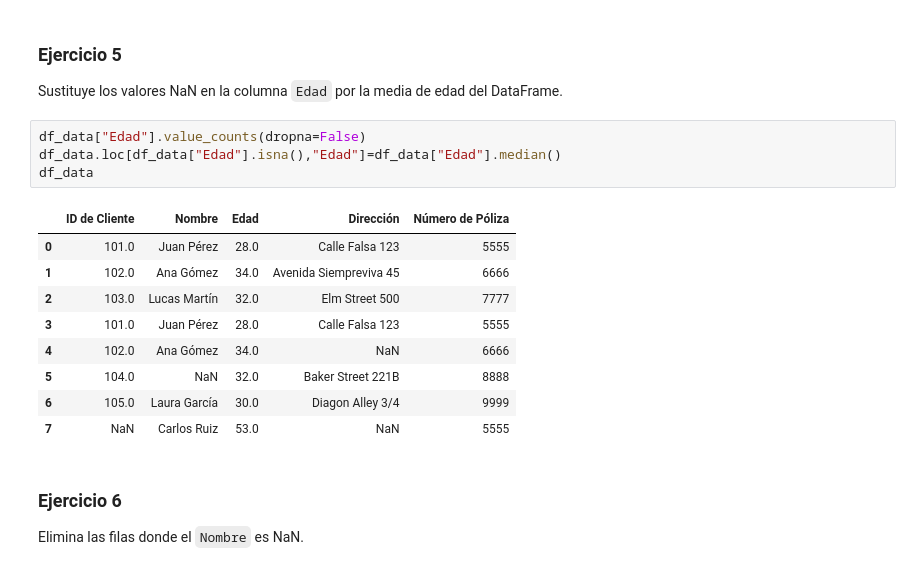
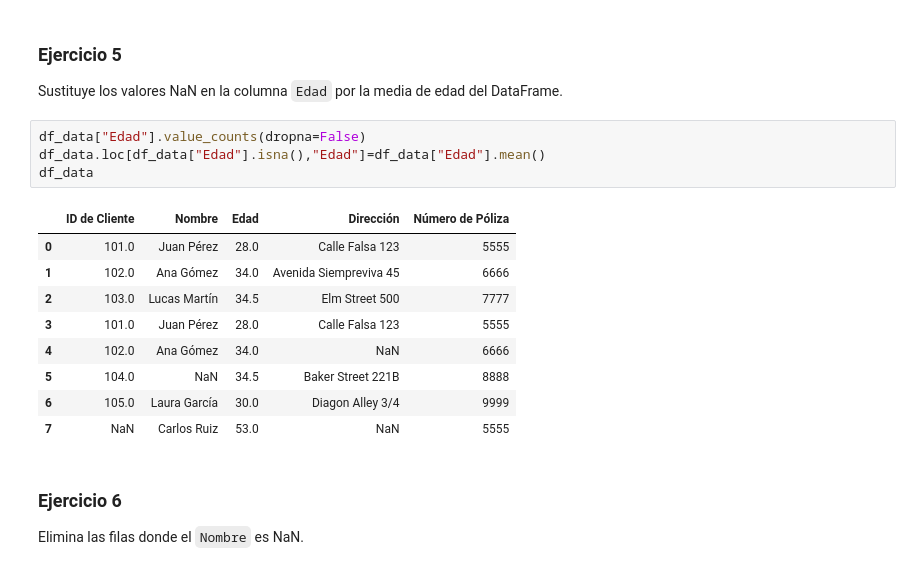
Before and after one commit to Cmonzon-94/ONLINE_DS_THEBRIDGE_Cmonzon, a Jupyter notebook: 02_Programacion_y_Herramientas_Avanzadas/Sprint_04/Unidad_02/Ejercicios_Workout/13_Ejercicio_Manipulacion.ipynb, the cells around one changed output. Saved outputs shown, nothing was run; the diff lists cells and outputs as text.

```diff
--- a/02_Programacion_y_Herramientas_Avanzadas/Sprint_04/Unidad_02/Ejercicios_Workout/13_Ejercicio_Manipulacion.ipynb
+++ b/02_Programacion_y_Herramientas_Avanzadas/Sprint_04/Unidad_02/Ejercicios_Workout/13_Ejercicio_Manipulacion.ipynb
@@ -115,16 +133,16 @@ memory usage: 452.0+ bytes
 Sustituye los valores NaN en la columna `Edad` por la media de edad del DataFrame.
 # %%
 df_data["Edad"].value_counts(dropna=False)
-df_data.loc[df_data["Edad"].isna(),"Edad"]=df_data["Edad"].median()
+df_data.loc[df_data["Edad"].isna(),"Edad"]=df_data["Edad"].mean()
 df_data
 # %% [output]
 |  | ID de Cliente | Nombre | Edad | Dirección | Número de Póliza |
 | 0 | 101.0 | Juan Pérez | 28.0 | Calle Falsa 123 | 5555 |
 | 1 | 102.0 | Ana Gómez | 34.0 | Avenida Siempreviva 45 | 6666 |
-| 2 | 103.0 | Lucas Martín | 32.0 | Elm Street 500 | 7777 |
+| 2 | 103.0 | Lucas Martín | 34.5 | Elm Street 500 | 7777 |
 | 3 | 101.0 | Juan Pérez | 28.0 | Calle Falsa 123 | 5555 |
 | 4 | 102.0 | Ana Gómez | 34.0 | NaN | 6666 |
-| 5 | 104.0 | NaN | 32.0 | Baker Street 221B | 8888 |
+| 5 | 104.0 | NaN | 34.5 | Baker Street 221B | 8888 |
 | 6 | 105.0 | Laura García | 30.0 | Diagon Alley 3/4 | 9999 |
 | 7 | NaN | Carlos Ruiz | 53.0 | NaN | 5555 |
 # %% [markdown]
```
Also changed, not shown: parts of 4 cells of this notebook.
